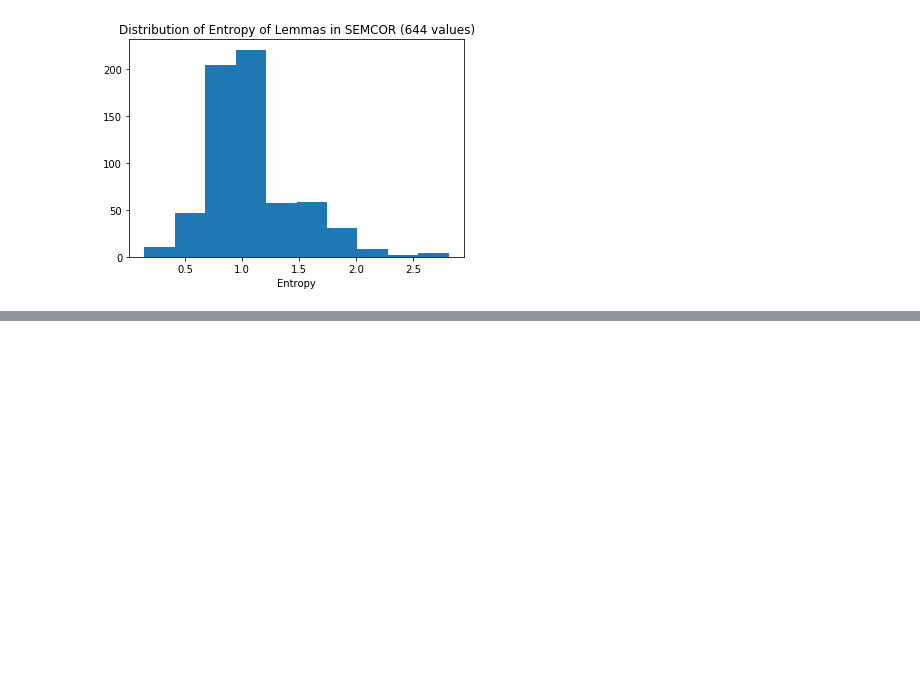
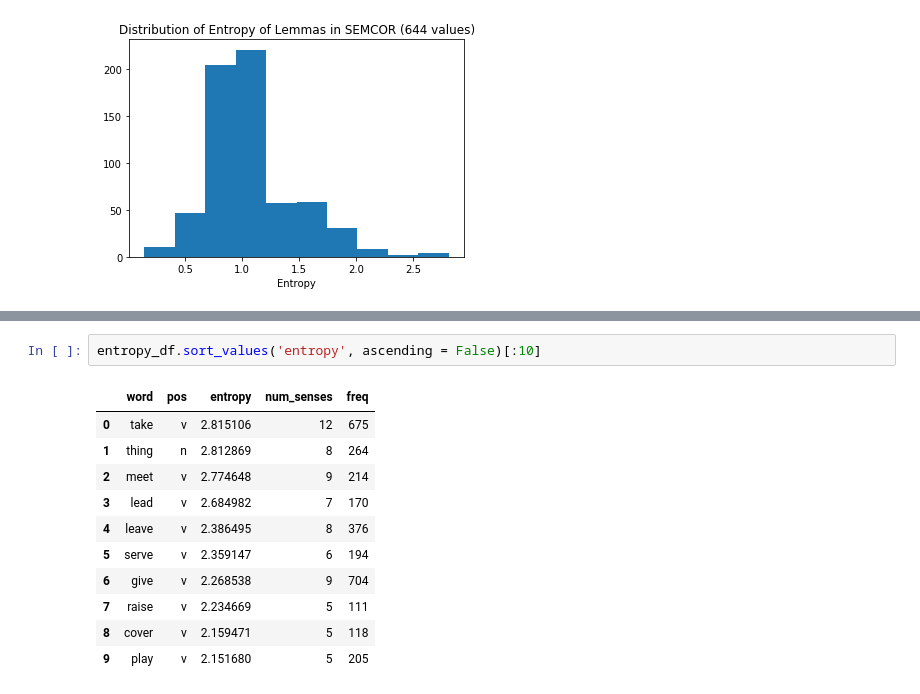
Before and after one commit to sathvikn/bert-wordsense, a Jupyter notebook: codebase/semcor_freqs.ipynb, the cells around one changed output, grey strips where cells are left out. Cells and saved outputs as stored; diff of their text form; blank space fills up the shorter version.

```diff
--- a/codebase/semcor_freqs.ipynb
+++ b/codebase/semcor_freqs.ipynb
@@ -248,0 +278,14 @@ entropy_df[entropy_df['word'] == 'develop']
+# %%
+entropy_df.sort_values('entropy', ascending = False)[:10]
+# %% [output]
+|  | word | pos | entropy | num_senses | freq |
+| 0 | take | v | 2.815106 | 12 | 675 |
+| 1 | thing | n | 2.812869 | 8 | 264 |
+| 2 | meet | v | 2.774648 | 9 | 214 |
+| 3 | lead | v | 2.684982 | 7 | 170 |
+| 4 | leave | v | 2.386495 | 8 | 376 |
+| 5 | serve | v | 2.359147 | 6 | 194 |
+| 6 | give | v | 2.268538 | 9 | 704 |
+| 7 | raise | v | 2.234669 | 5 | 111 |
+| 8 | cover | v | 2.159471 | 5 | 118 |
+| 9 | play | v | 2.151680 | 5 | 205 |
```
Also changed, not shown: parts of 12 cells of this notebook, 6 other files.
